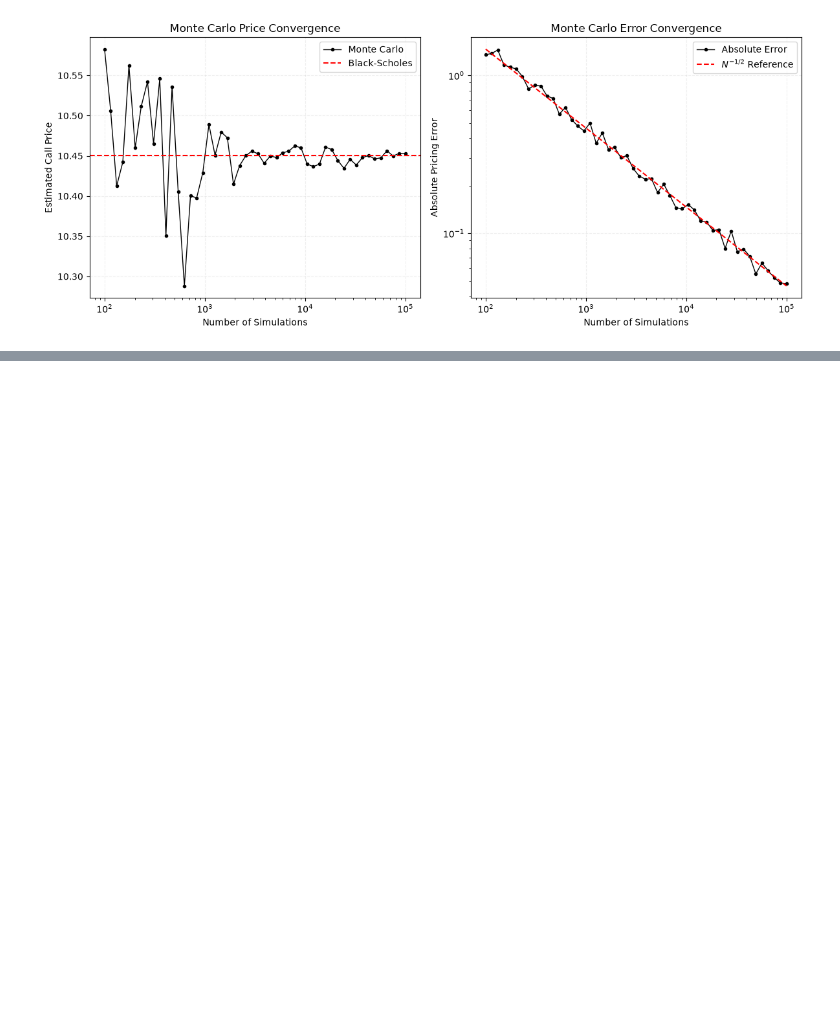
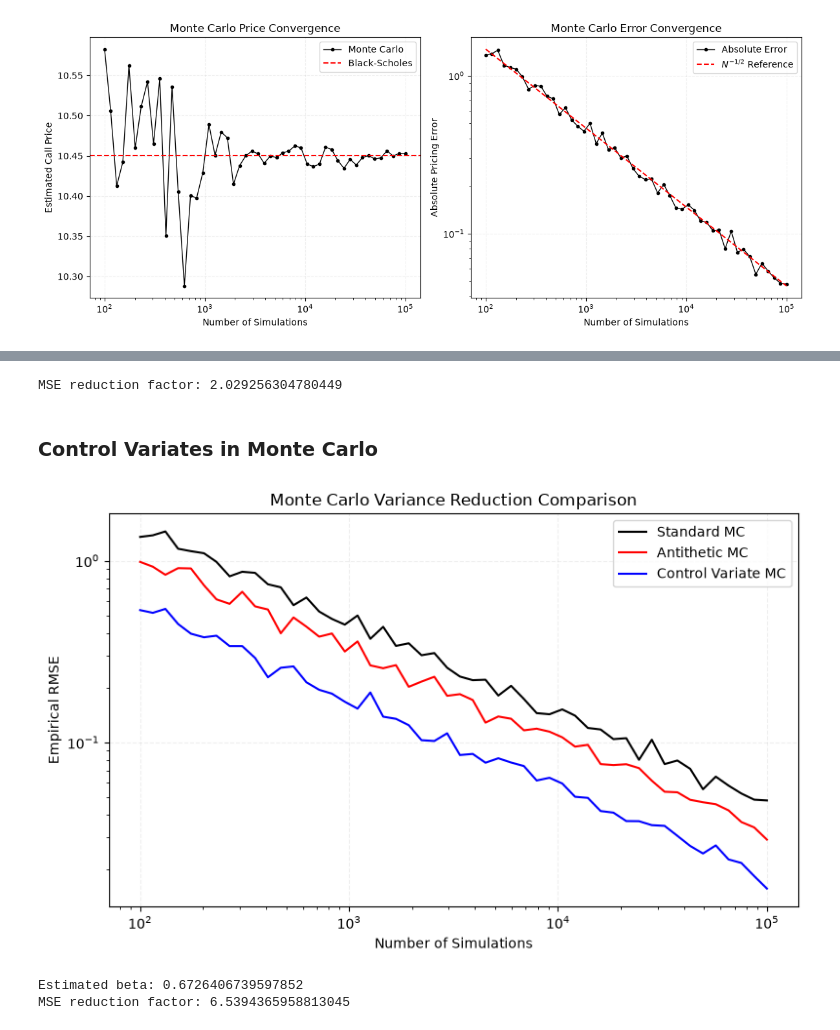
Before and after one commit to adeeb-sarfraz/delta_hedging_options_pricing, a Jupyter notebook: notebooks/04_monte_carlo_option_pricing.ipynb, the cells around one changed output, grey strips where cells are left out. Saved outputs shown, nothing was run; the diff lists cells and outputs as text; code cells hidden in the pictures; blank space fills up the shorter version.

```diff
--- a/notebooks/04_monte_carlo_option_pricing.ipynb
+++ b/notebooks/04_monte_carlo_option_pricing.ipynb
@@ -114,0 +172,9 @@ plt.show()
+# %%
+idx = np.argmin(np.abs(np.array(n_values) - 10000))
+factor = (errors[idx] / errors_antithetic[idx])**2
+
+print("MSE reduction factor:", factor)
+# %% [output]
+MSE reduction factor: 2.029256304780449
+# %% [markdown]
+### Control Variates in Monte Carlo
@@ -114,0 +214,38 @@ plt.show()
+# %%
+plt.figure(figsize=(8, 5))
+
+plt.plot(n_values, errors,
+         color="black", linewidth=1.5,
+         label="Standard MC")
+
+plt.plot(n_values, errors_antithetic,
+         color="red", linewidth=1.5,
+         label="Antithetic MC")
+
+plt.plot(n_values, errors_control,
+         color="blue", linewidth=1.5,
+         label="Control Variate MC")
+
+plt.xscale("log")
+plt.yscale("log")
+
+plt.xlabel("Number of Simulations")
+plt.ylabel("Empirical RMSE")
+plt.title("Monte Carlo Variance Reduction Comparison")
+
+plt.grid(True, which="major", alpha=0.2, linestyle="--")
+plt.legend()
+plt.tight_layout()
+plt.show()
+# %% [output]
+[figure, added]
+# %%
+idx = np.argmin(np.abs(np.array(n_values) - 10000))
+
+factor = (errors[idx] / errors_control[idx])**2
+
+print("Estimated beta:", beta)
+print("MSE reduction factor:", factor)
+# %% [output]
+Estimated beta: 0.6726406739597852
+MSE reduction factor: 6.5394365958813045
```
Also changed, not shown: parts of 6 cells of this notebook.
